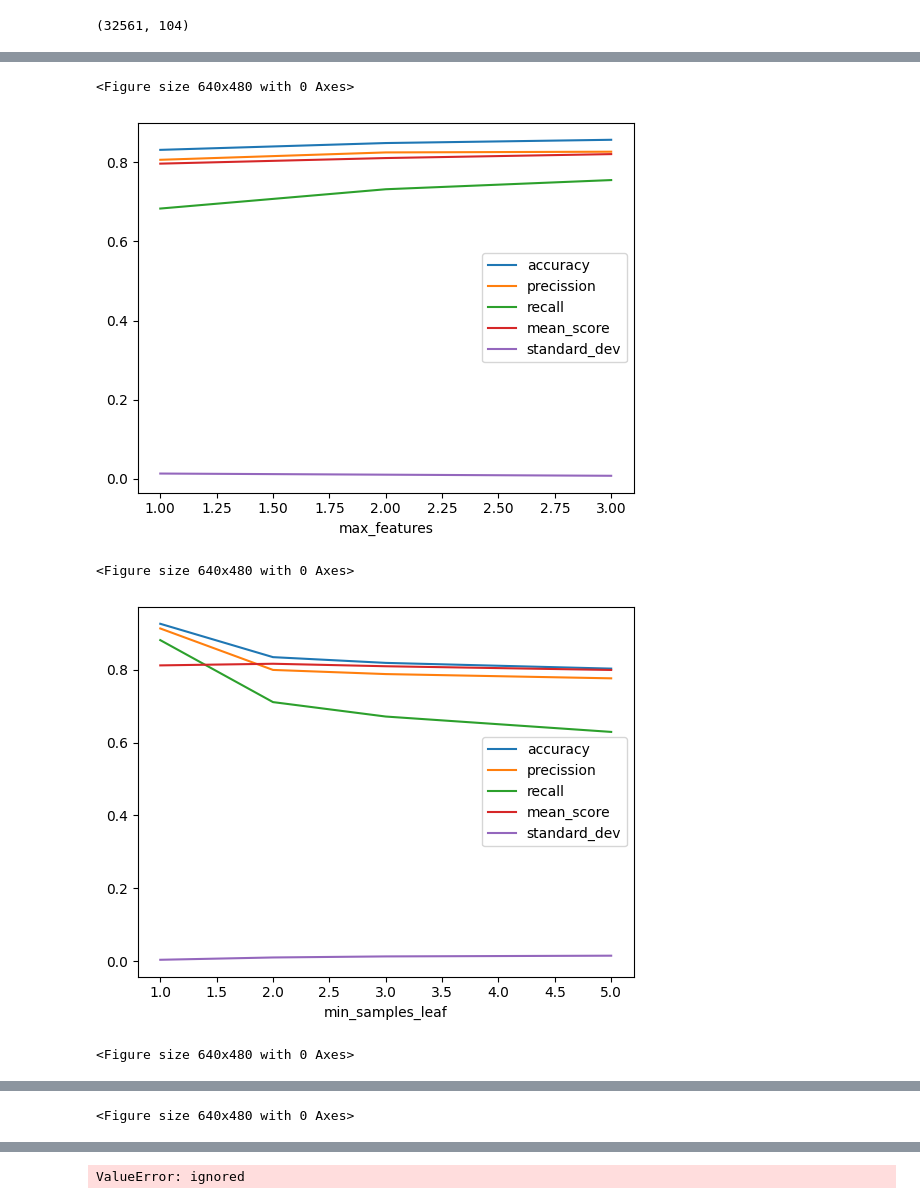
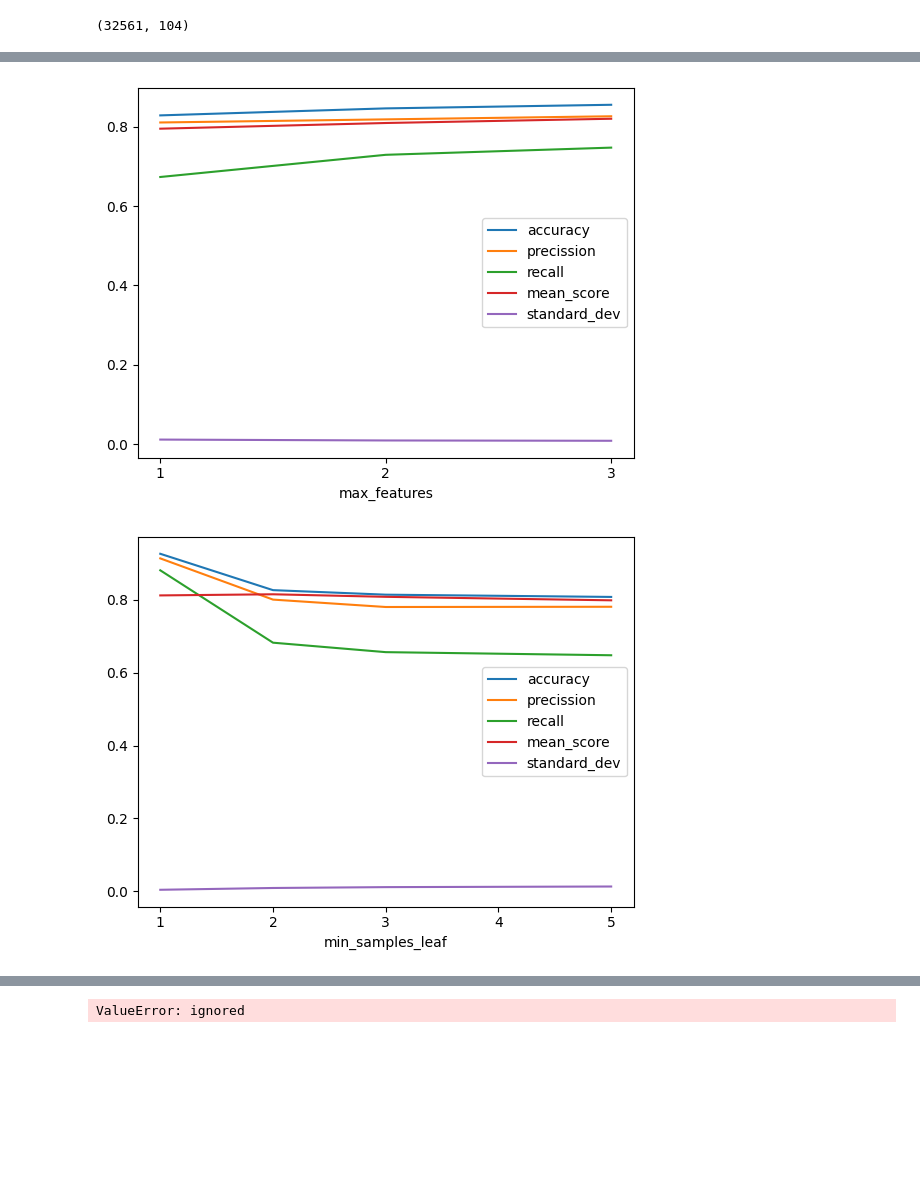
Before and after one commit to jagodek/machine-learning-basics, a Jupyter notebook: lab4/lab4.ipynb, the cells around one changed output, grey strips where cells are left out. Cells and saved outputs as stored; diff of their text form; code cells hidden in the pictures; blank space fills up the shorter version.

Commit message:
Fixed plots

```diff
--- a/lab4/lab4.ipynb
+++ b/lab4/lab4.ipynb
@@ -356,11 +330,14 @@ import matplotlib.pyplot as plt
 # %%
 for i in ["max_features","min_samples_leaf",'min_samples_split', 'n_estimators']:
     df2 = pd.concat([scoresDF[[i]],scoresDF[['accuracy','precission','recall','mean_score','standard_dev']]],axis=1)
     df2 = df2.groupby(i).mean().reset_index()
-    plt.figure(); df2.plot(x=i); plt.legend(loc='best'); plt.show()
+
+    fig, ax = plt.subplots()
+    # ax = fig.add_subplot(111)
+    # fig, ax = plt.subplots()
+    ax.xaxis.set_major_locator(ticker.MaxNLocator(integer=True))
+    # ax.plot(df2.index,df2)
+    df2.plot(ax=ax,x=i)
 # %% [output]
-<Figure size 640x480 with 0 Axes>
-[figure, old version]
+[figure, new version]
-<Figure size 640x480 with 0 Axes>
-[figure, old version]
+[figure, new version]
-<Figure size 640x480 with 0 Axes>
@@ -368 +344,0 @@ for i in ["max_features","min_samples_leaf",'min_samples_split', 'n_estimators']
-<Figure size 640x480 with 0 Axes>
```
Also changed, not shown: parts of 5 cells of this notebook.
